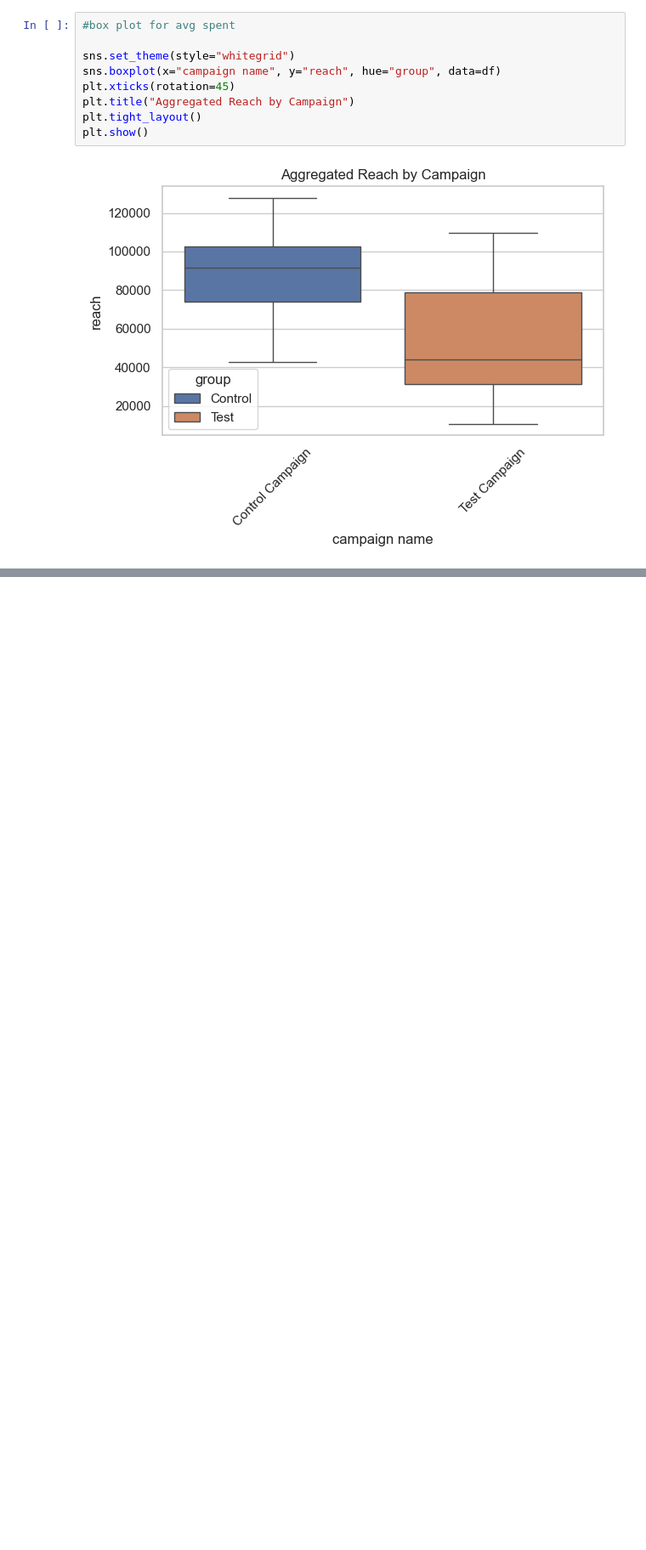
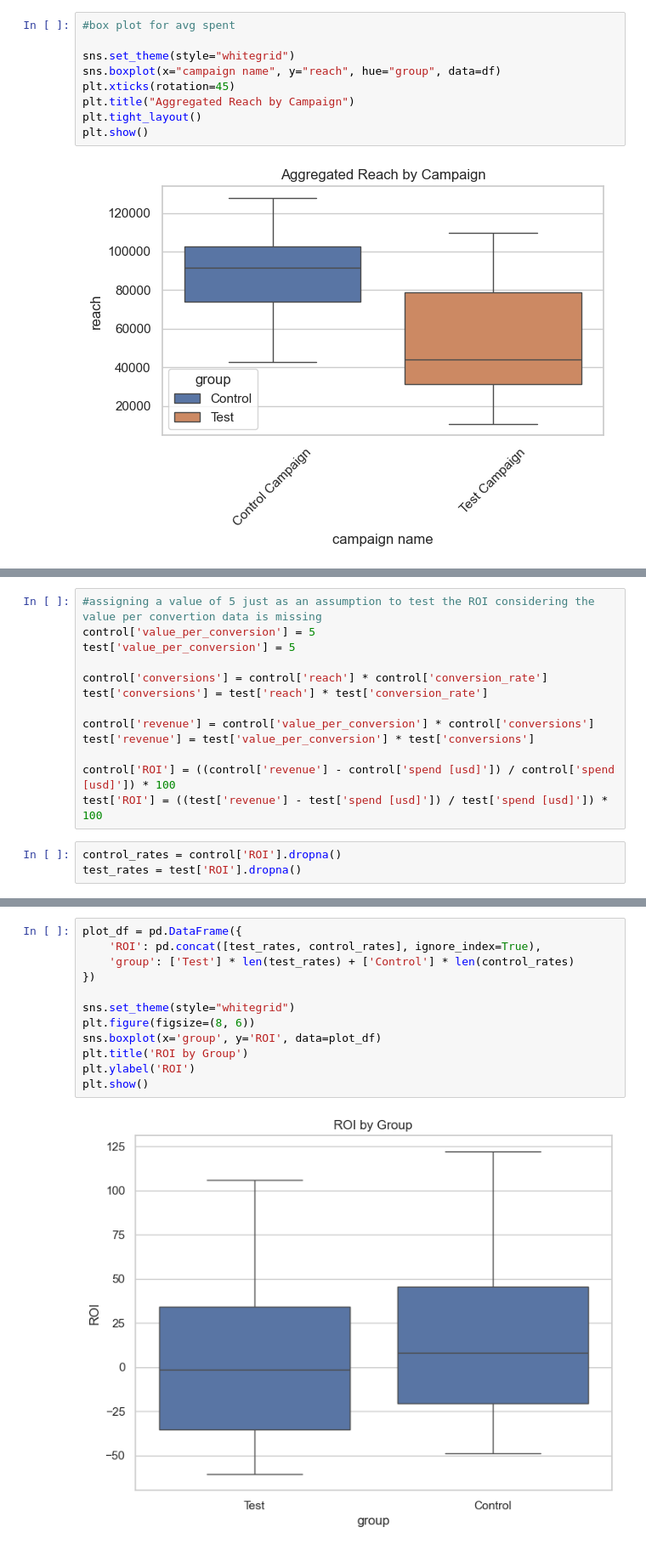
Before and after one commit to MC993/A-B_Testing, a Jupyter notebook: main.ipynb, the cells around one changed output, grey strips where cells are left out. Shown at 85% size. Cells and saved outputs as stored; diff of their text form; blank space fills up the shorter version.

```diff
--- a/main.ipynb
+++ b/main.ipynb
@@ -163,0 +225,16 @@ plt.show()
+# %%
+#assigning a value of 5 just as an assumption to test the ROI considering the value per convertion data is missing
+control['value_per_conversion'] = 5
+test['value_per_conversion'] = 5
+
+control['conversions'] = control['reach'] * control['conversion_rate']
+test['conversions'] = test['reach'] * test['conversion_rate']
+
+control['revenue'] = control['value_per_conversion'] * control['conversions']
+test['revenue'] = test['value_per_conversion'] * test['conversions']
+
+control['ROI'] = ((control['revenue'] - control['spend [usd]']) / control['spend [usd]']) * 100
+test['ROI'] = ((test['revenue'] - test['spend [usd]']) / test['spend [usd]']) * 100
+# %%
+control_rates = control['ROI'].dropna()
+test_rates = test['ROI'].dropna()
@@ -163,0 +251,14 @@ plt.show()
+# %%
+plot_df = pd.DataFrame({
+    'ROI': pd.concat([test_rates, control_rates], ignore_index=True),
+    'group': ['Test'] * len(test_rates) + ['Control'] * len(control_rates)
+})
+
+sns.set_theme(style="whitegrid")
+plt.figure(figsize=(8, 6))
+sns.boxplot(x='group', y='ROI', data=plot_df)
+plt.title('ROI by Group')
+plt.ylabel('ROI')
+plt.show()
+# %% [output]
+[figure, added]
```
Also changed, not shown: parts of 10 cells of this notebook.
